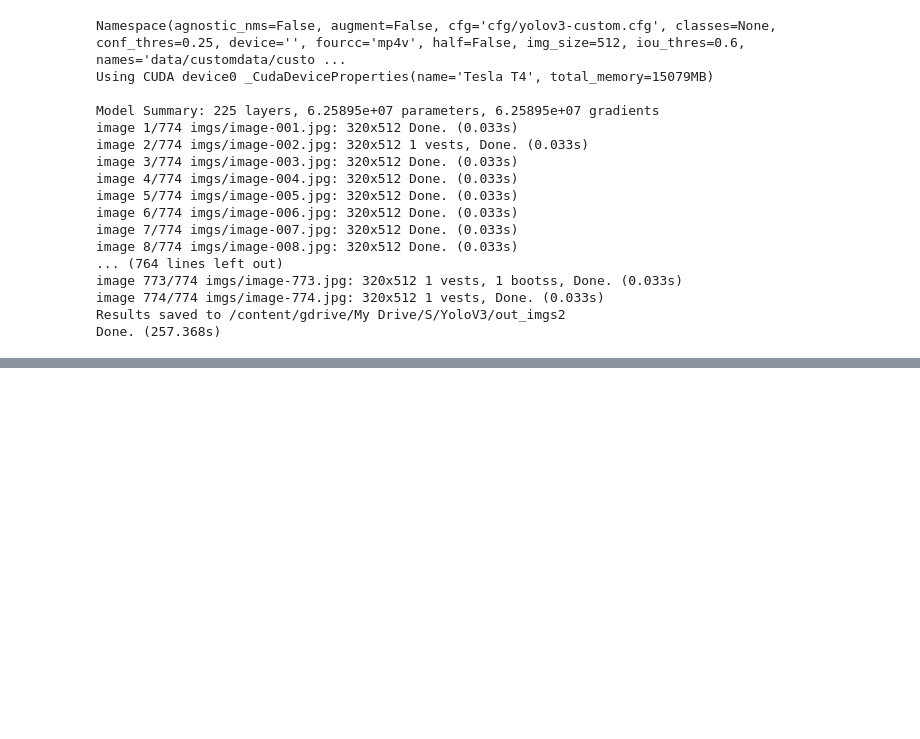
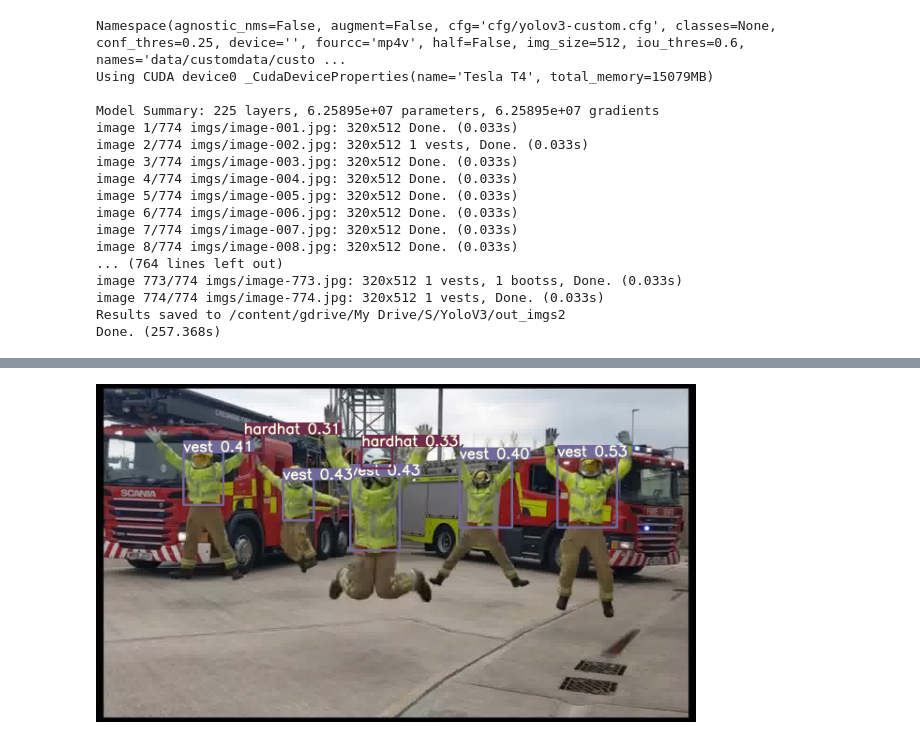
Before and after one commit to NaviDSX/S11, a Jupyter notebook: S13.ipynb, the cells around one changed output, grey strips where cells are left out. Saved outputs shown, nothing was run; the diff lists cells and outputs as text; code cells hidden in the pictures; blank space fills up the shorter version.

```diff
--- a/S13.ipynb
+++ b/S13.ipynb
@@ -128,0 +133,4 @@ Done. (257.368s)
+# %%
+Image(filename='out_imgs/image-757.jpg', width=600)
+# %% [output]
+[figure, added]
```
Also changed, not shown: parts of 1 cell of this notebook.
